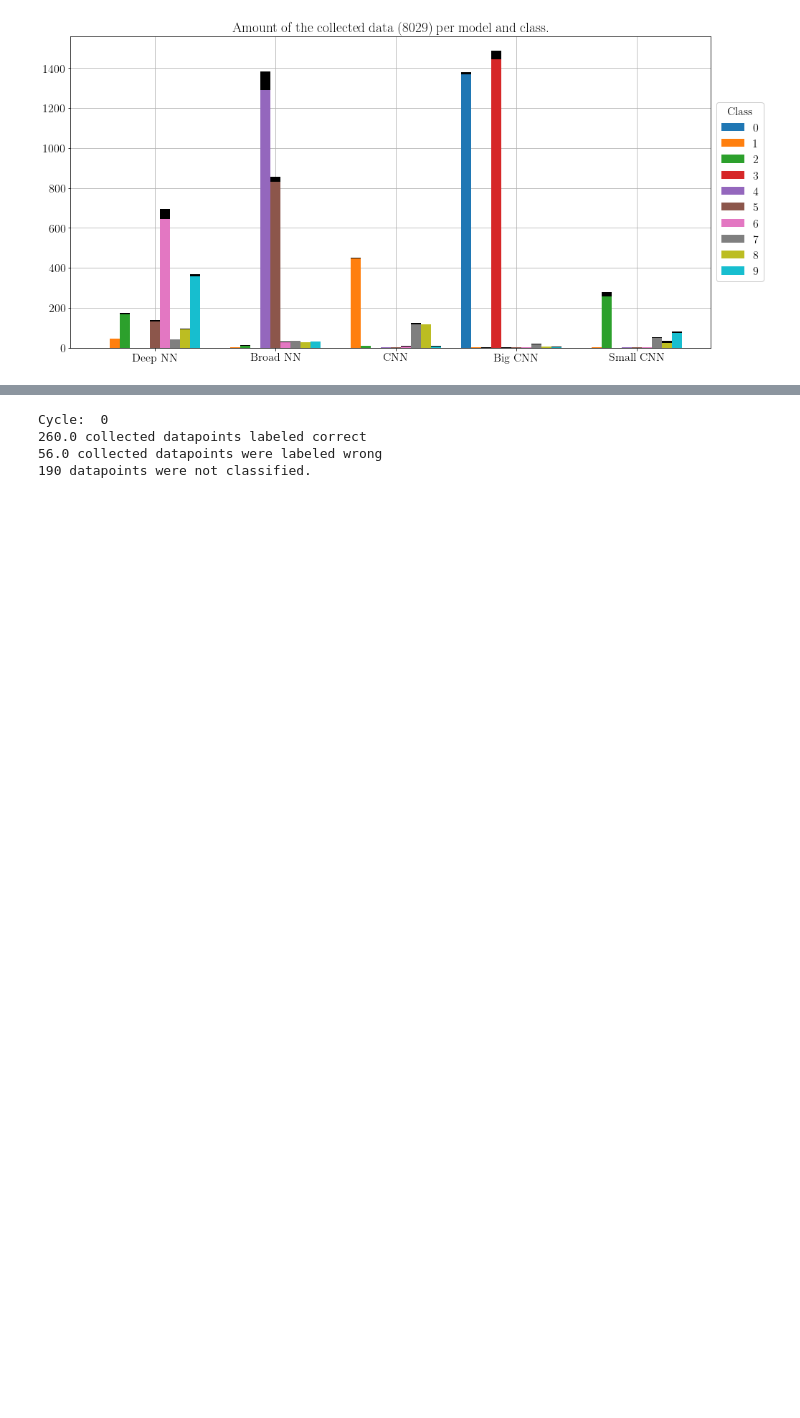
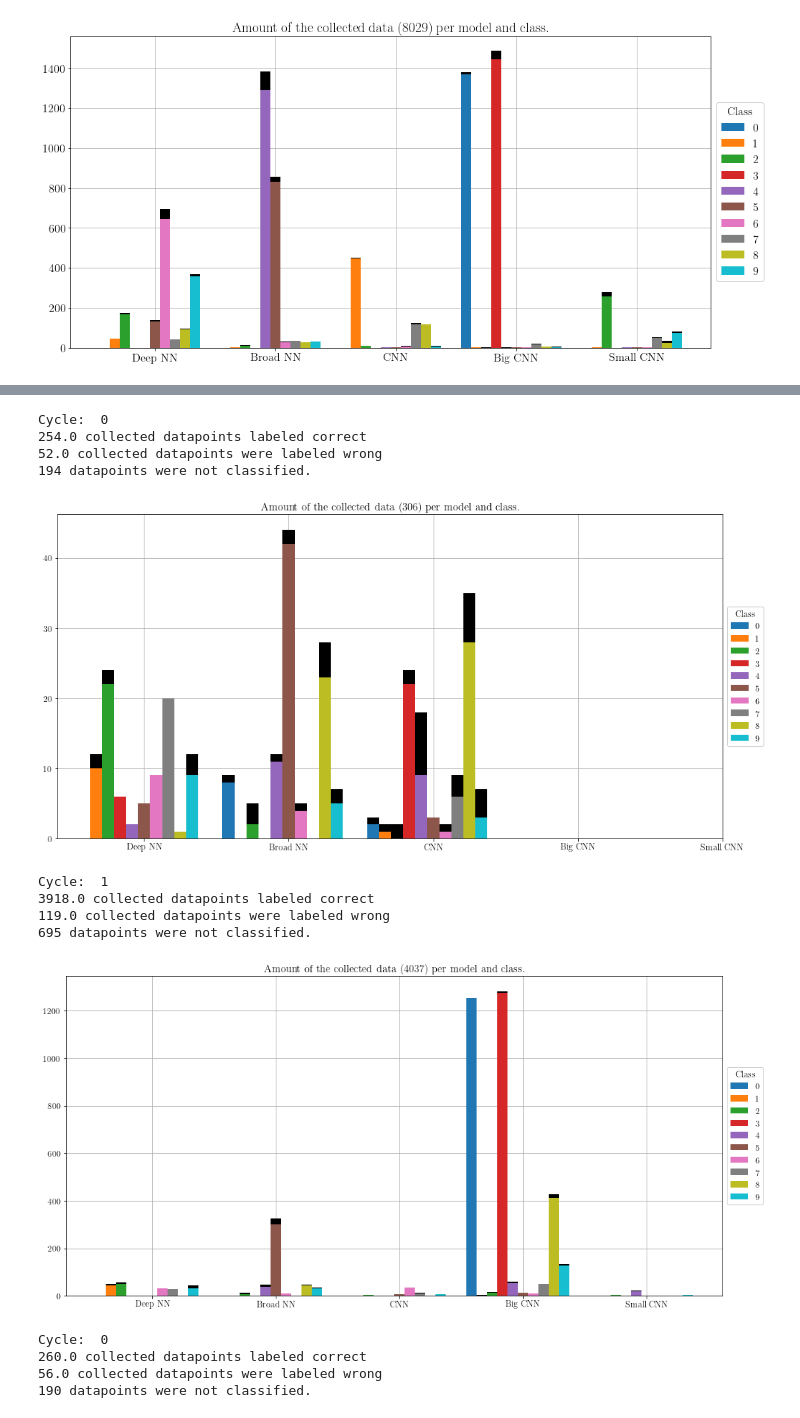
Before and after one commit to fheitzer/BAThesis-code, a Jupyter notebook: notebooks/Checking new runs.ipynb, the cells around one changed output, grey strips where cells are left out. Cells and saved outputs as stored; diff of their text form; code cells hidden in the pictures; blank space fills up the shorter version.

```diff
--- a/notebooks/Checking new runs.ipynb
+++ b/notebooks/Checking new runs.ipynb
@@ -145,2 +159,16 @@ Cycle:  0
+# %%
+utils.plot_cycles_oneline(ensemble,
+                          "Increment_r180_e1_b1_c900_d15000", only_some=range(4))
+# %% [output]
+Cycle:  0
+254.0 collected datapoints labeled correct
+52.0 collected datapoints were labeled wrong
+194 datapoints were not classified.
+[figure, added]
+Cycle:  1
+3918.0 collected datapoints labeled correct
+119.0 collected datapoints were labeled wrong
+695 datapoints were not classified.
+[figure, added]
 # %%
 utils.plot_cycles_oneline(ensemble,
```
Also changed, not shown: parts of 4 cells of this notebook, 6 other files.
